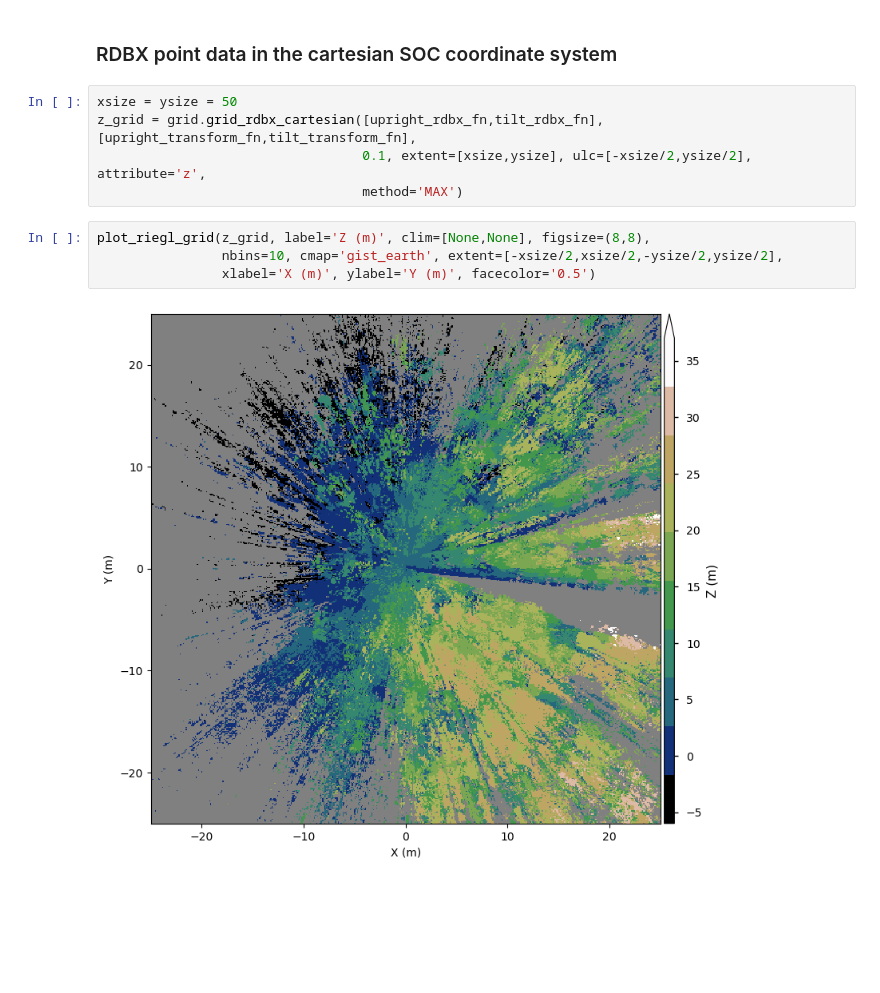
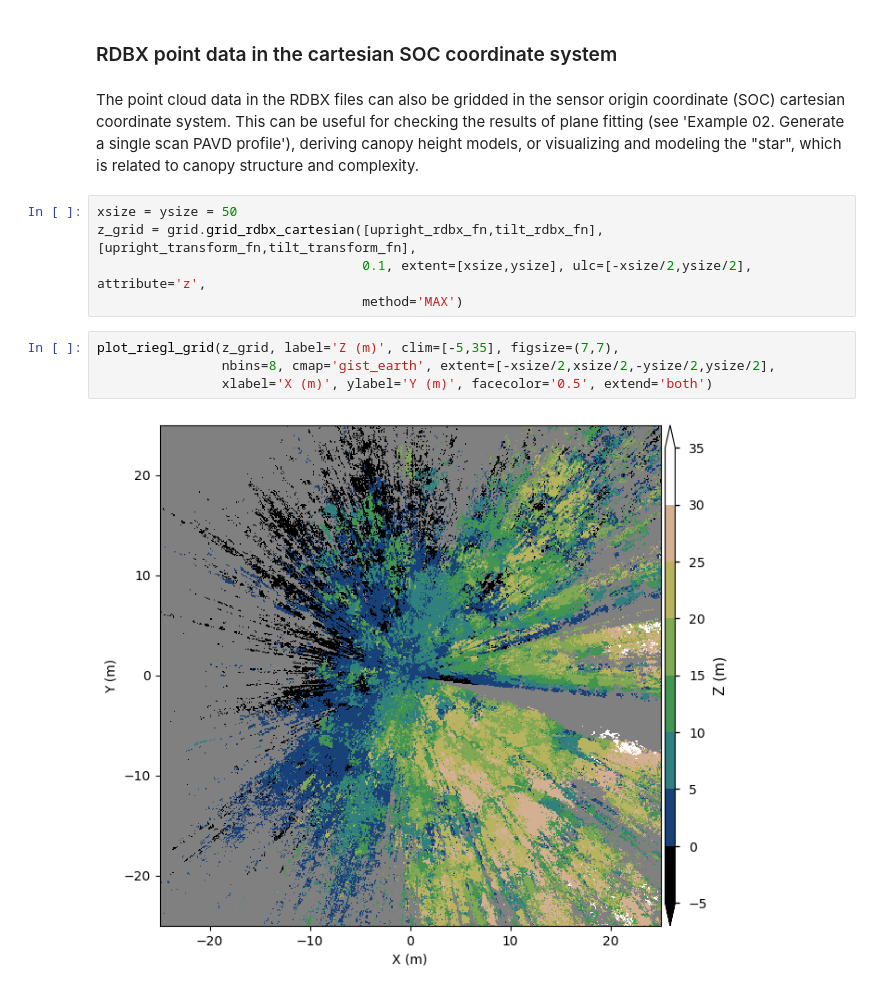
Before and after one commit to armstonj/pylidar-tls-canopy, a Jupyter notebook: notebooks/01_gridding_example.ipynb, the cells around one changed output. Cells and saved outputs as stored; diff of their text form; blank space fills up the shorter version.

```diff
--- a/notebooks/01_gridding_example.ipynb
+++ b/notebooks/01_gridding_example.ipynb
@@ -129,14 +137,16 @@ plot_riegl_grid(tilt_zenith_grid, label='Radians', clim=[0,np.pi], figsize=(12,8
 [figure]
 # %% [markdown]
 ### RDBX point data in the cartesian SOC coordinate system
+# %% [markdown]
+The point cloud data in the RDBX files can also be gridded in the sensor origin coordinate (SOC) cartesian coordinate system. This can be useful for checking the results of plane fitting (see 'Example 02. Generate a single scan PAVD profile'), deriving canopy height models, or visualizing and modeling the "star", which is related to canopy structure and complexity.
 # %%
 xsize = ysize = 50
 z_grid = grid.grid_rdbx_cartesian([upright_rdbx_fn,tilt_rdbx_fn], [upright_transform_fn,tilt_transform_fn],
                                   0.1, extent=[xsize,ysize], ulc=[-xsize/2,ysize/2], attribute='z',
                                   method='MAX')
 # %%
-plot_riegl_grid(z_grid, label='Z (m)', clim=[None,None], figsize=(8,8),
-                nbins=10, cmap='gist_earth', extent=[-xsize/2,xsize/2,-ysize/2,ysize/2],
-                xlabel='X (m)', ylabel='Y (m)', facecolor='0.5')
+plot_riegl_grid(z_grid, label='Z (m)', clim=[-5,35], figsize=(7,7),
+                nbins=8, cmap='gist_earth', extent=[-xsize/2,xsize/2,-ysize/2,ysize/2],
+                xlabel='X (m)', ylabel='Y (m)', facecolor='0.5', extend='both')
 # %% [output]
-[figure, old version]
+[figure, new version]
```
Also changed, not shown: parts of 15 cells of this notebook, 1 other file.
